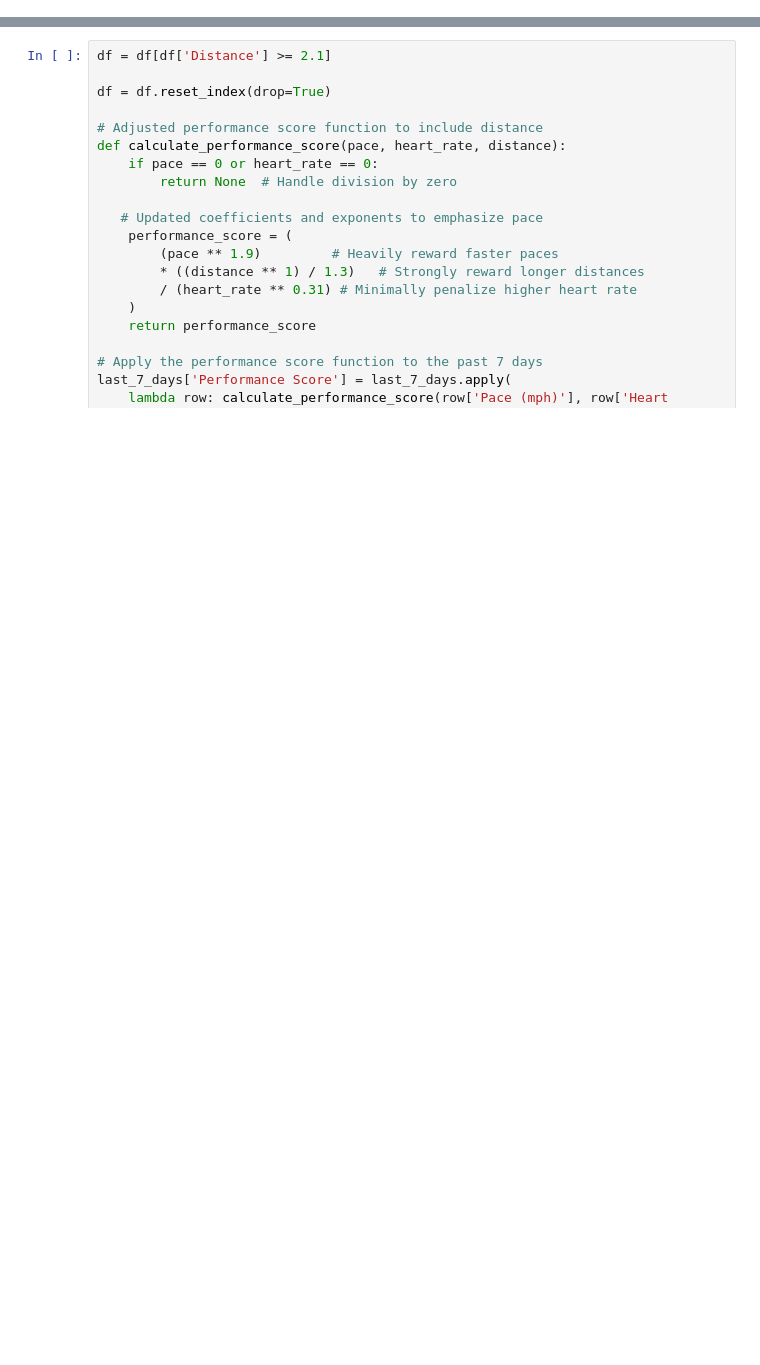
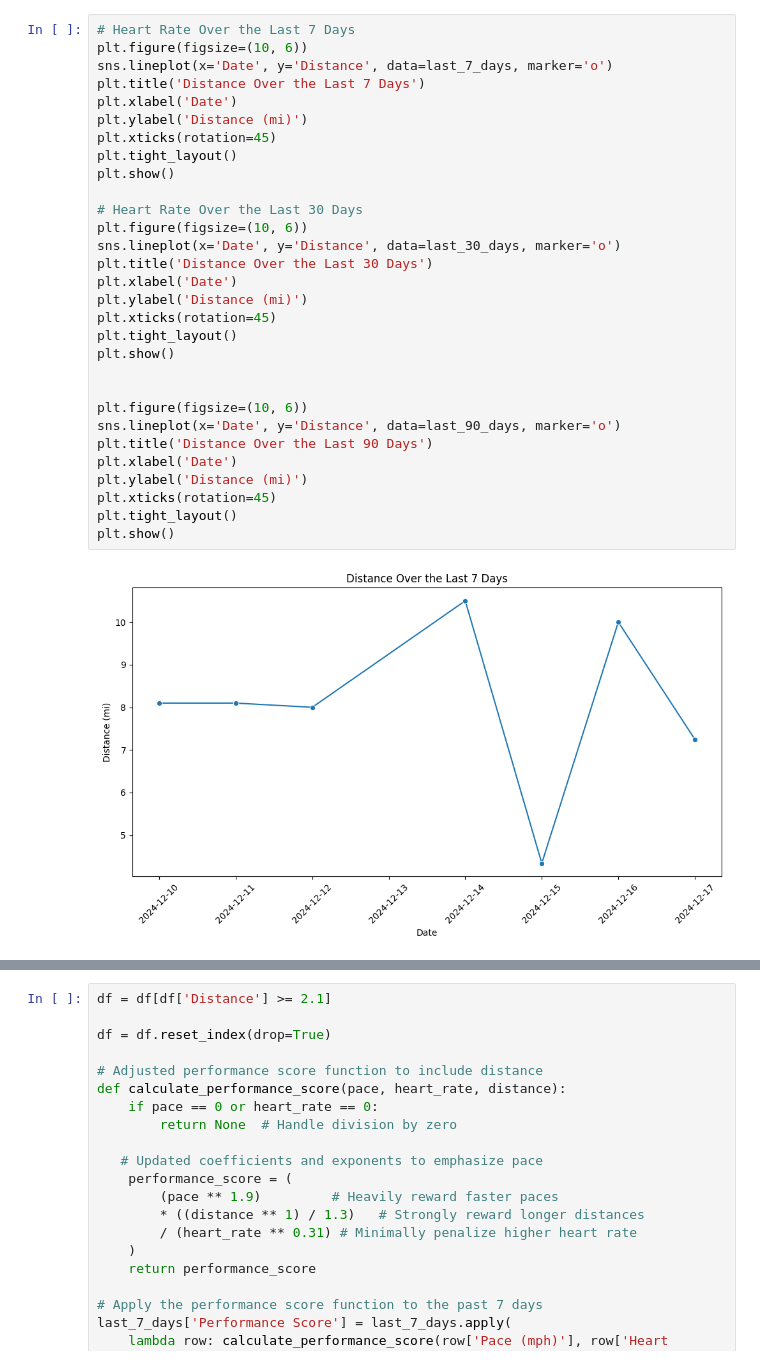
Before and after one commit to TimB21/Marathon-Training-Performance-and-Recovery-Dashboard, a Jupyter notebook: Script/Script.ipynb, the cells around one changed output, grey strips where cells are left out. Cells and saved outputs as stored; diff of their text form; blank space fills up the shorter version.

```diff
--- a/Script/Script.ipynb
+++ b/Script/Script.ipynb
@@ -287,3 +287,35 @@ plt.show()
 [figure]
 [figure]
 [figure]
+# %%
+# Heart Rate Over the Last 7 Days
+plt.figure(figsize=(10, 6))
+sns.lineplot(x='Date', y='Distance', data=last_7_days, marker='o')
+plt.title('Distance Over the Last 7 Days')
+plt.xlabel('Date')
+plt.ylabel('Distance (mi)')
+plt.xticks(rotation=45)
+plt.tight_layout()
+plt.show()
+
+# Heart Rate Over the Last 30 Days
+plt.figure(figsize=(10, 6))
+sns.lineplot(x='Date', y='Distance', data=last_30_days, marker='o')
+plt.title('Distance Over the Last 30 Days')
+plt.xlabel('Date')
+plt.ylabel('Distance (mi)')
+plt.xticks(rotation=45)
+plt.tight_layout()
+plt.show()
+
+
+plt.figure(figsize=(10, 6))
+sns.lineplot(x='Date', y='Distance', data=last_90_days, marker='o')
+plt.title('Distance Over the Last 90 Days')
+plt.xlabel('Date')
+plt.ylabel('Distance (mi)')
+plt.xticks(rotation=45)
+plt.tight_layout()
+plt.show()
+# %% [output]
+[figure, added]
```
Also changed, not shown: parts of 7 cells of this notebook, 3 other files.
